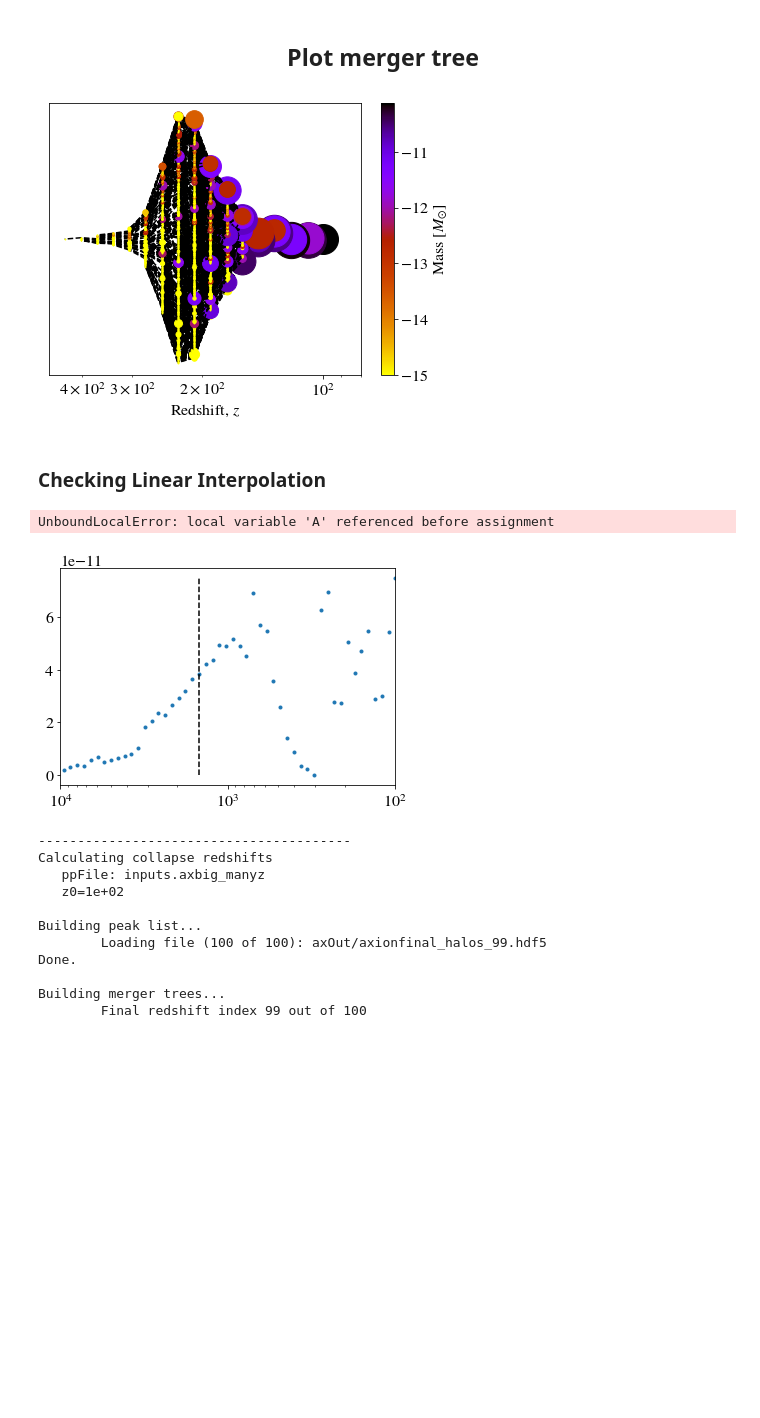
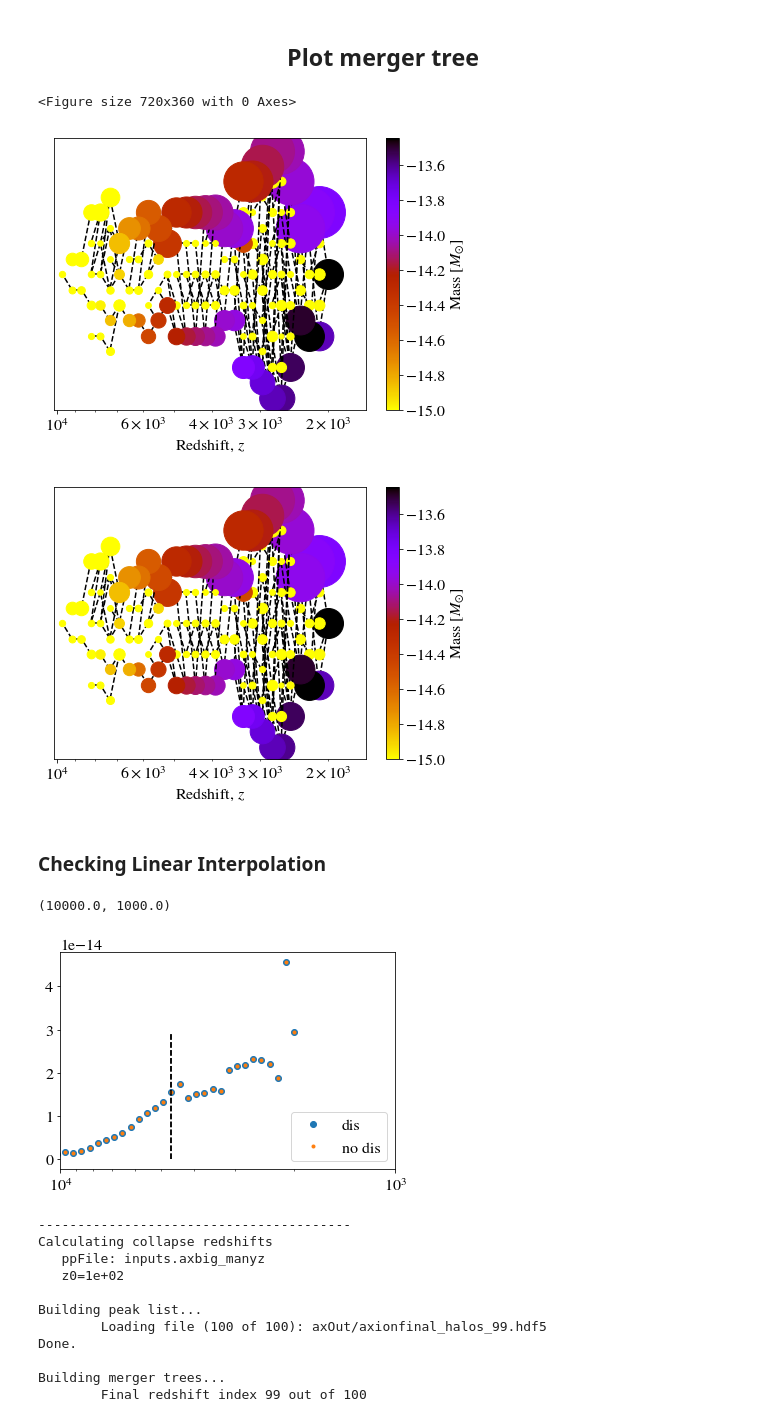
Before and after one commit to David-Ellis/m3p_merger, a Jupyter notebook: MergerTree.ipynb, the cells around one changed output. Saved outputs shown, nothing was run; the diff lists cells and outputs as text; code cells hidden in the pictures; blank space fills up the shorter version.

Commit message:
Fixed bug for new merger tree builder when d=0

```diff
--- a/MergerTree.ipynb
+++ b/MergerTree.ipynb
@@ -31,6 +31,6 @@ a_eq = 1/(1+z_eq)
 pathPrefix = "/usr/users/ellis/PeakPatch/m3p/axOut/"
 # %%
 #ppFile = pathPrefix+"../inputs/"+"inputs.ax_manyz"
-ppFile = "inputs.axbig_manyz2"
+ppFile = "inputs.ax_smallmanyzdis"
 peak_list, boxsize = m3p_merger.MakePeakList(ppFile,startIndex = 0, printOutput = True)
 # %% [output]
@@ -72,23 +71,32 @@ m3p_merger.plotMergerPatches(out2[0], ppFile)
 <h2><center>Plot merger tree</center></h2>
 # %%
 importlib.reload(m3p_merger)
-
-fig = m3p_merger.plotMergerTree(out2[0][::5], ppFile, startIndex=0, font_size = 16, log = True,
+ppFile = "inputs.ax_smallmanyzdis"
+out = m3p_merger.BuildMergerTree2(peak_list, ppFile, final_halos_indicies = 9247)
+fig = m3p_merger.plotMergerTree(out[0], ppFile, startIndex=0, font_size = 16, log = True,
                           colorbar=True, colorbar_title = "Mass [$M_{\odot}$]")
+plt.show()
+ppFile = "inputs.ax_smallmanyznodis"
+out2 = m3p_merger.BuildMergerTree2(peak_list, ppFile, final_halos_indicies = 9247)
+fig = m3p_merger.plotMergerTree(out2[0], ppFile, startIndex=0, font_size = 16, log = True,
+                          colorbar=True, colorbar_title = "Mass [$M_{\odot}$]")
 # %% [output]
+<Figure size 720x360 with 0 Axes>
-[figure, old version]
+[figure, new version]
+[figure, added]
 # %% [markdown]
 <h3>Checking Linear Interpolation</h3>
 # %%
 importlib.reload(m3p_merger)
 
-halo_index = 17
+halo_index = 18310
 f = 0.01
 
-out = m3p_merger.BuildMergerTree(peak_list, ppFile, final_halos_indicies = halo_index)
+ppFile = "inputs.ax_smallmanyzdis"
+out = m3p_merger.BuildMergerTree2(peak_list, ppFile, final_halos_indicies = halo_index)
 #zColLin, ProgMassLin, zLin = m3p_merger.FindCollapseRedshift(out[0], f, ppFile,startIndex = 25, interp = "Linear")
 zCol, ProgMass, z = m3p_merger.FindCollapseRedshift(out[0], f, ppFile,startIndex = 0, interp = "None")
-plt.semilogx(z, ProgMass, '.', ms=6, label = "old method")
+plt.semilogx(z, ProgMass, 'o', ms=6, label = "dis")
 
 #plt.semilogx([zColLin, zColLin], [0,ProgMassLin[0]],'k-')
 plt.semilogx([zCol, zCol], [0,ProgMass[0]],'k--')
@@ -97,22 +105,22 @@ plt.semilogx([2e4, 1e4], [ProgMass[0]/2,ProgMass[0]/2],'g--')
 
 plt.xlim(1e4, z[0])
 
-
+ppFile = "inputs.ax_smallmanyznodis"
 out = m3p_merger.BuildMergerTree2(peak_list, ppFile, final_halos_indicies = halo_index)
 zCol, ProgMass, z = m3p_merger.FindCollapseRedshift(out[0], f, ppFile,startIndex = 0, interp = "None")
-plt.semilogx(z, ProgMass, '.', ms=6, label ="new method")
+plt.semilogx(z, ProgMass, '.', ms=6, label ="no dis")
 
 plt.semilogx([zCol, zCol], [0,ProgMass[0]],'k--')
 
 plt.semilogx([2e4, 1e4], [ProgMass[0]/2,ProgMass[0]/2],'g--')
-plt.legend()
-plt.xlim(1e4, 90)
+plt.legend(loc=4)
+plt.xlim(1e4, 1e3)
 
 
 #np.save("./FinalGraphs/Data/MassGrowth.npy", [z, ProgMass, zCol])
 # %% [output]
-UnboundLocalError: local variable 'A' referenced before assignment
+(10000.0, 1000.0)
-[figure, old version]
+[figure, new version]
 # %%
 importlib.reload(m3p_merger)
 ppFile = "inputs.axbig_manyz"
```
Also changed, not shown: parts of 7 cells of this notebook, 1 other file.
